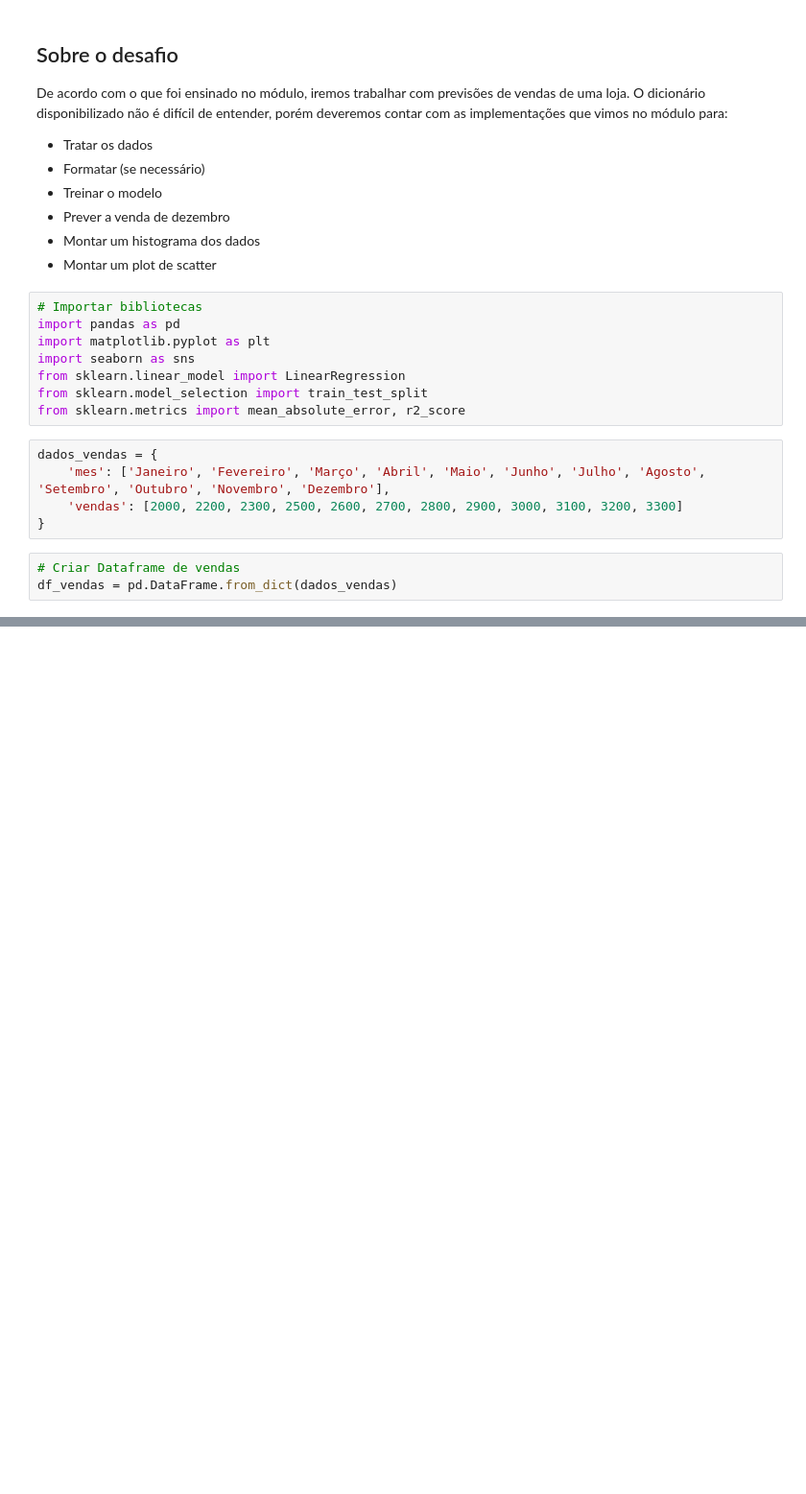
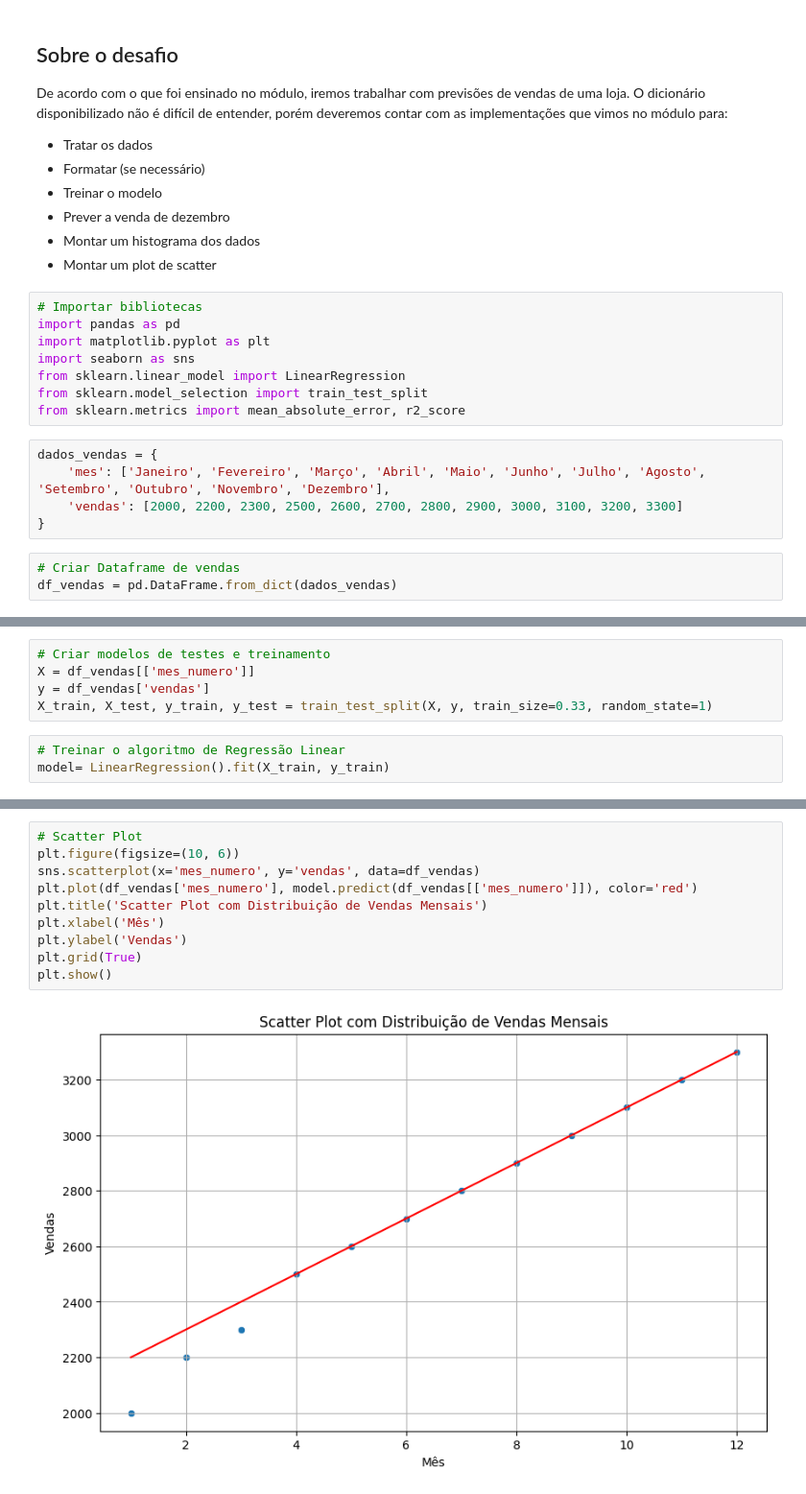
Before and after one commit to felipesanderp/scikit-learn-python-ia, a Jupyter notebook: desafio/desafio_scikit_learn.ipynb, the cells around one changed output, grey strips where cells are left out. Shown at 96% size. Saved outputs shown, nothing was run; the diff lists cells and outputs as text; blank space fills up the shorter version.

```diff
--- a/desafio/desafio_scikit_learn.ipynb
+++ b/desafio/desafio_scikit_learn.ipynb
@@ -46,2 +45,10 @@ df_vendas.head(12)
 # Adiconar uma coluna pra representar o mês em número
 df_vendas['mes_numero'] = range(1, 13)
+# %%
+# Criar modelos de testes e treinamento
+X = df_vendas[['mes_numero']]
+y = df_vendas['vendas']
+X_train, X_test, y_train, y_test = train_test_split(X, y, train_size=0.33, random_state=1)
+# %%
+# Treinar o algoritmo de Regressão Linear
+model= LinearRegression().fit(X_train, y_train)
@@ -47,0 +85,12 @@ df_vendas['mes_numero'] = range(1, 13)
+# %%
+# Scatter Plot
+plt.figure(figsize=(10, 6))
+sns.scatterplot(x='mes_numero', y='vendas', data=df_vendas)
+plt.plot(df_vendas['mes_numero'], model.predict(df_vendas[['mes_numero']]), color='red')
+plt.title('Scatter Plot com Distribuição de Vendas Mensais')
+plt.xlabel('Mês')
+plt.ylabel('Vendas')
+plt.grid(True)
+plt.show()
+# %% [output]
+[figure, added]
```
Also changed, not shown: parts of 7 cells of this notebook.
